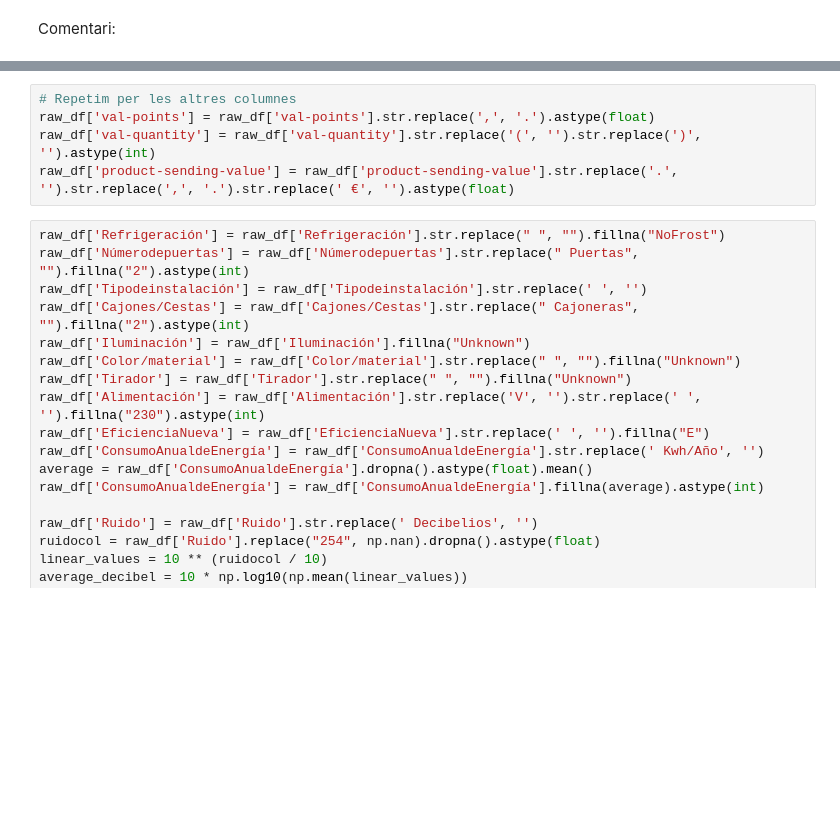
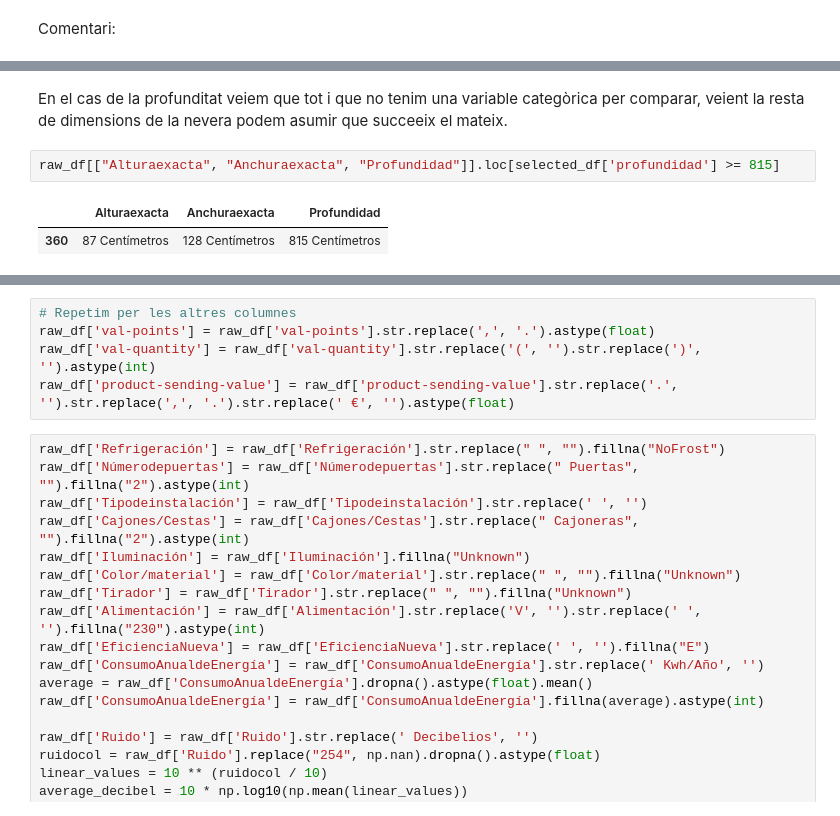
Before and after one commit to afinolUOC/Pra2-cleaning_and_analysis, a Jupyter notebook: Neteja Neveras.ipynb, the cells around one changed output, grey strips where cells are left out. Drawn from its saved outputs; the diff is of its cells as text; blank space fills up the shorter version.

```diff
--- a/Neteja Neveras.ipynb
+++ b/Neteja Neveras.ipynb
@@ -250,0 +261,7 @@ Name: price, Length: 488, dtype: float64
+# %% [markdown]
+En el cas de la profunditat veiem que tot i que no tenim una variable categòrica per comparar, veient la resta de dimensions de la nevera podem asumir que succeeix el mateix.
+# %%
+raw_df[["Alturaexacta", "Anchuraexacta", "Profundidad"]].loc[selected_df['profundidad'] >= 815]
+# %% [output]
+|  | Alturaexacta | Anchuraexacta | Profundidad |
+| 360 | 87 Centímetros | 128 Centímetros | 815 Centímetros |
```
Also changed, not shown: parts of 17 cells of this notebook.
